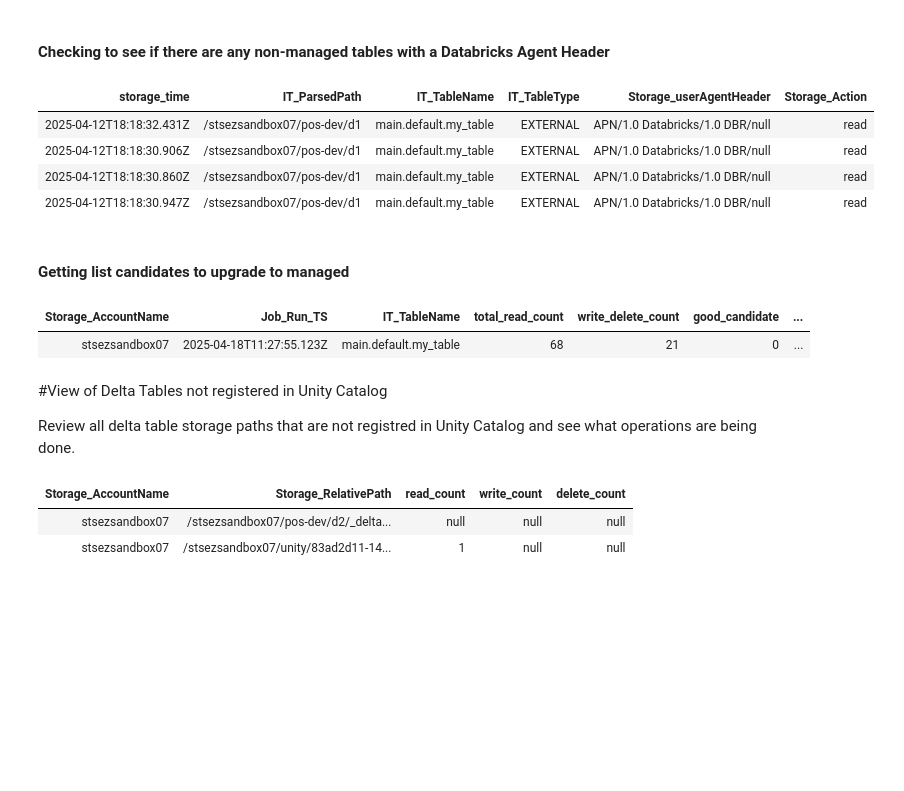
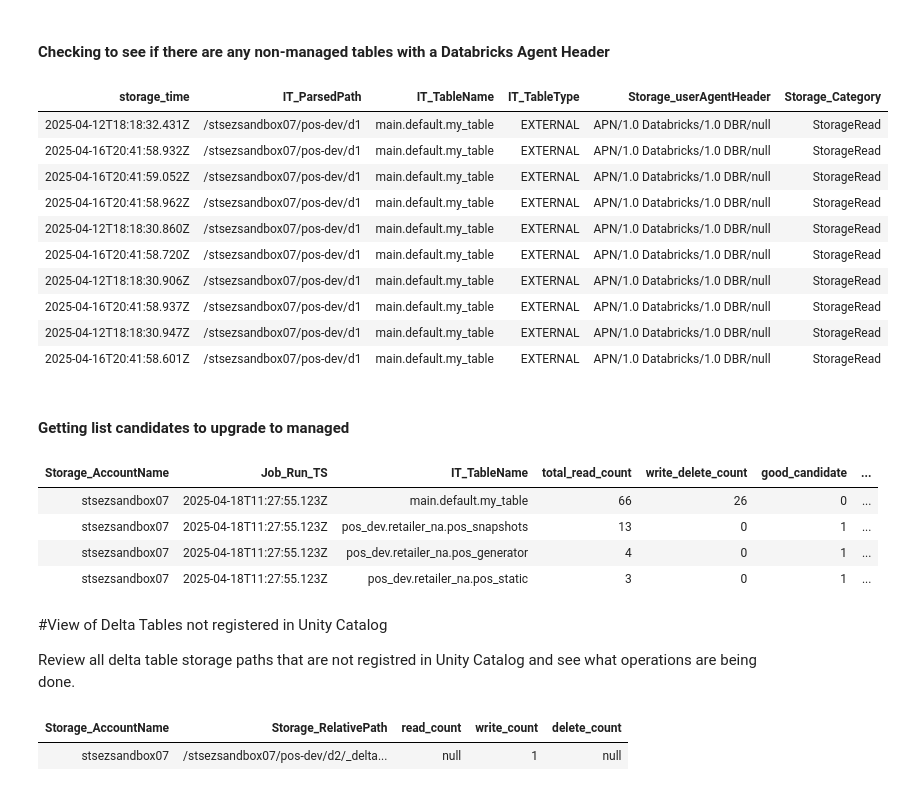
Before and after one commit to databrickslabs/access-insights, a Jupyter notebook: azure/notebooks/SLOG Exploration.ipynb, the cells around one changed output. Drawn from its saved outputs; the diff is of its cells as text; code cells hidden in the pictures; blank space fills up the shorter version.

```diff
--- a/azure/notebooks/SLOG Exploration.ipynb
+++ b/azure/notebooks/SLOG Exploration.ipynb
@@ -60,29 +59,35 @@ group by all
 # %%
 SELECT
   storage_time,
   IT_ParsedPath,
   IT_TableName,
   IT_TableType,
   Storage_userAgentHeader,
-  Storage_Action
+  Storage_Category
 FROM
   slog.default.vw_storagelogs_information_schema
 WHERE
   lower(Storage_userAgentHeader) like '%databricks%'
   and lower(IT_TableType) != 'managed'
 GROUP BY
   storage_time,
   IT_ParsedPath,
   IT_TableName,
   IT_TableType,
   Storage_userAgentHeader,
-  Storage_Action
+  Storage_Category
 # %% [output]
-| storage_time | IT_ParsedPath | IT_TableName | IT_TableType | Storage_userAgentHeader | Storage_Action |
-| 2025-04-12T18:18:32.431Z | /stsezsandbox07/pos-dev/d1 | main.default.my_table | EXTERNAL | APN/1.0 Databricks/1.0 DBR/null | read |
-| 2025-04-12T18:18:30.906Z | /stsezsandbox07/pos-dev/d1 | main.default.my_table | EXTERNAL | APN/1.0 Databricks/1.0 DBR/null | read |
-| 2025-04-12T18:18:30.860Z | /stsezsandbox07/pos-dev/d1 | main.default.my_table | EXTERNAL | APN/1.0 Databricks/1.0 DBR/null | read |
-| 2025-04-12T18:18:30.947Z | /stsezsandbox07/pos-dev/d1 | main.default.my_table | EXTERNAL | APN/1.0 Databricks/1.0 DBR/null | read |
+| storage_time | IT_ParsedPath | IT_TableName | IT_TableType | Storage_userAgentHeader | Storage_Category |
+| 2025-04-12T18:18:32.431Z | /stsezsandbox07/pos-dev/d1 | main.default.my_table | EXTERNAL | APN/1.0 Databricks/1.0 DBR/null | StorageRead |
+| 2025-04-16T20:41:58.932Z | /stsezsandbox07/pos-dev/d1 | main.default.my_table | EXTERNAL | APN/1.0 Databricks/1.0 DBR/null | StorageRead |
+| 2025-04-16T20:41:59.052Z | /stsezsandbox07/pos-dev/d1 | main.default.my_table | EXTERNAL | APN/1.0 Databricks/1.0 DBR/null | StorageRead |
+| 2025-04-16T20:41:58.962Z | /stsezsandbox07/pos-dev/d1 | main.default.my_table | EXTERNAL | APN/1.0 Databricks/1.0 DBR/null | StorageRead |
+| 2025-04-12T18:18:30.860Z | /stsezsandbox07/pos-dev/d1 | main.default.my_table | EXTERNAL | APN/1.0 Databricks/1.0 DBR/null | StorageRead |
+| 2025-04-16T20:41:58.720Z | /stsezsandbox07/pos-dev/d1 | main.default.my_table | EXTERNAL | APN/1.0 Databricks/1.0 DBR/null | StorageRead |
+| 2025-04-12T18:18:30.906Z | /stsezsandbox07/pos-dev/d1 | main.default.my_table | EXTERNAL | APN/1.0 Databricks/1.0 DBR/null | StorageRead |
+| 2025-04-16T20:41:58.937Z | /stsezsandbox07/pos-dev/d1 | main.default.my_table | EXTERNAL | APN/1.0 Databricks/1.0 DBR/null | StorageRead |
+| 2025-04-12T18:18:30.947Z | /stsezsandbox07/pos-dev/d1 | main.default.my_table | EXTERNAL | APN/1.0 Databricks/1.0 DBR/null | StorageRead |
+| 2025-04-16T20:41:58.601Z | /stsezsandbox07/pos-dev/d1 | main.default.my_table | EXTERNAL | APN/1.0 Databricks/1.0 DBR/null | StorageRead |
 # %% [markdown]
 #### Getting list candidates to upgrade to managed
 # %%
@@ -101,12 +106,12 @@ select
   src.Storage_AccountName,
   last_run_timestamp.last_run_timestamp as Job_Run_TS,
   src.IT_TableName,
-  coalesce(sum(case when src.Storage_Action = 'read' then src.operation_count else 0 end), 0) as total_read_count,
-  coalesce(sum(case when src.Storage_Action = 'write' then src.operation_count else 0 end), 0) +
-  coalesce(sum(case when src.Storage_Action = 'delete' then src.operation_count else 0 end), 0) as write_delete_count,
+  coalesce(sum(case when src.Storage_Category = 'StorageRead' then src.operation_count else 0 end), 0) as total_read_count,
+  coalesce(sum(case when src.Storage_Category = 'StorageWrite' then src.operation_count else 0 end), 0) +
+  coalesce(sum(case when src.Storage_Category = 'StorageDelete' then src.operation_count else 0 end), 0) as write_delete_count,
   case
-    when coalesce(sum(case when src.Storage_Action = 'write' then src.operation_count else 0 end), 0) +
-    coalesce(sum(case when src.Storage_Action = 'delete' then src.operation_count else 0 end), 0) = 0 then 1
+    when coalesce(sum(case when src.Storage_Category = 'StorageWrite' then src.operation_count else 0 end), 0) +
+    coalesce(sum(case when src.Storage_Category = 'StorageDelete' then src.operation_count else 0 end), 0) = 0 then 1
     else 0
   end as good_candidate,
   case
@@ -121,20 +126,20 @@ from
       lower(Storage_userAgentHeader) as Storage_userAgentHeader,
       IT_TableName,
       IT_TableType,
-      Storage_Action,
+      Storage_Category,
       count(*) as operation_count
     from
       slog.default.vw_storagelogs_information_schema
     where
       IT_TableType = 'EXTERNAL' and
-      Storage_Action in ('read', 'write', 'delete')
+      Storage_Category in ('StorageRead', 'StorageWrite', 'StorageDelete')
     group by
       Storage_AccountName,
       Storage_Time,
       Storage_userAgentHeader,
       IT_TableName,
       IT_TableType,
-      Storage_Action
+      Storage_Category
   ) src
   join last_run_timestamp
 group by
@@ -146,7 +151,10 @@ order by
   write_delete_count desc
 # %% [output]
 | Storage_AccountName | Job_Run_TS | IT_TableName | total_read_count | write_delete_count | good_candidate | ... |
-| stsezsandbox07 | 2025-04-18T11:27:55.123Z | main.default.my_table | 68 | 21 | 0 | ... |
+| stsezsandbox07 | 2025-04-18T11:27:55.123Z | main.default.my_table | 66 | 26 | 0 | ... |
+| stsezsandbox07 | 2025-04-18T11:27:55.123Z | pos_dev.retailer_na.pos_snapshots | 13 | 0 | 1 | ... |
+| stsezsandbox07 | 2025-04-18T11:27:55.123Z | pos_dev.retailer_na.pos_generator | 4 | 0 | 1 | ... |
+| stsezsandbox07 | 2025-04-18T11:27:55.123Z | pos_dev.retailer_na.pos_static | 3 | 0 | 1 | ... |
 # %% [markdown]
 #View of Delta Tables not registered in Unity Catalog
 
@@ -157,17 +165,18 @@ with external_tables_not_registered as (
   select
     Storage_AccountName,
     REGEXP_REPLACE(Storage_RelativePath, '^[^/]+://[^/]+/$', '') as Storage_RelativePath,
-    Storage_Action,
+    Storage_Category,
     count(*) as operation_count
   from
     slog.default.vw_storagelogs_information_schema
   where
     IT_TableType is null
     and lower(REGEXP_REPLACE(Storage_RelativePath, '^[^/]+://[^/]+/$', '')) like '%/_delta_log'
+    and lower(REGEXP_REPLACE(Storage_RelativePath, '^[^/]+://[^/]+/$', '')) not like '%unity%'
   group by
     Storage_AccountName,
     REGEXP_REPLACE(Storage_RelativePath, '^[^/]+://[^/]+/$', ''),
-    Storage_Action
+    Storage_Category
   order by
     operation_count desc
 )
@@ -176,9 +185,8 @@ select
 from
   external_tables_not_registered
 pivot (
-  max(operation_count) for Storage_Action in ('read' as read_count, 'write' as write_count, 'delete' as delete_count)
+  max(operation_count) for Storage_Category in ('StorageRead' as read_count, 'StorageWrite' as write_count, 'StorageDelete' as delete_count)
 )
 # %% [output]
 | Storage_AccountName | Storage_RelativePath | read_count | write_count | delete_count |
-| stsezsandbox07 | /stsezsandbox07/pos-dev/d2/_delta... | null | null | null |
-| stsezsandbox07 | /stsezsandbox07/unity/83ad2d11-14... | 1 | null | null |
+| stsezsandbox07 | /stsezsandbox07/pos-dev/d2/_delta... | null | 1 | null |
```
Also changed, not shown: parts of 2 cells of this notebook.
